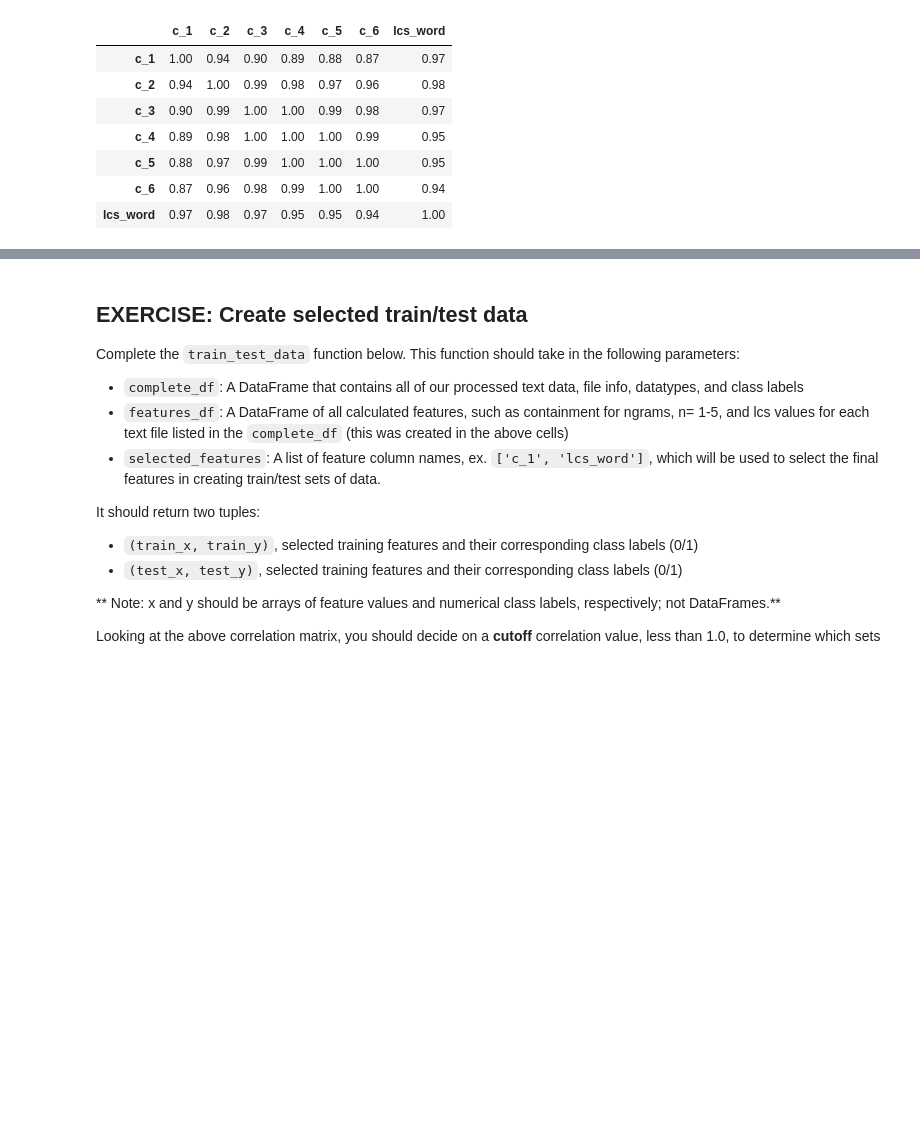
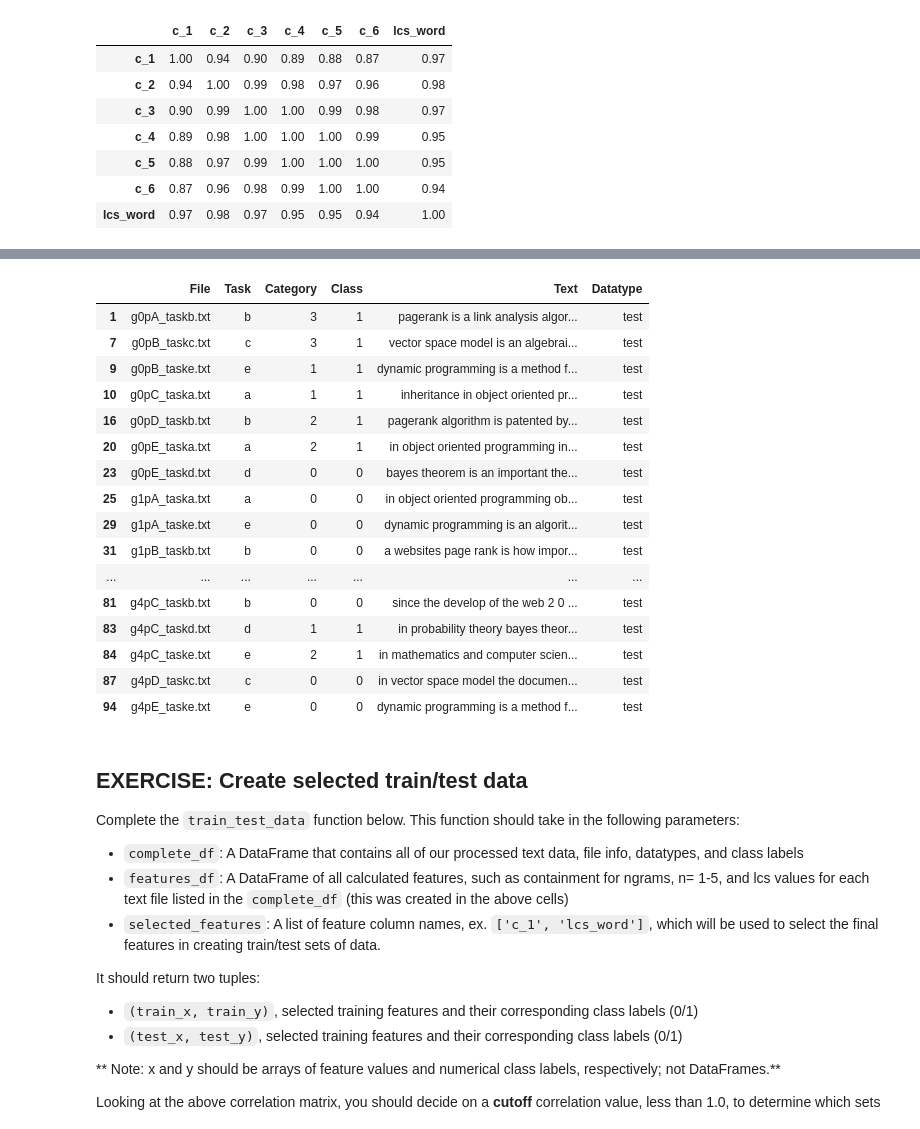
Before and after one commit to engrkassar/4.MLND, a Jupyter notebook: ML_SageMaker_Studies/Project_Plagiarism_Detection/2_Plagiarism_Feature_Engineering_Solution.ipynb, the cells around one changed output, grey strips where cells are left out. Drawn from its saved outputs; the diff is of its cells as text; code cells hidden in the pictures; blank space fills up the shorter version.

```diff
--- a/ML_SageMaker_Studies/Project_Plagiarism_Detection/2_Plagiarism_Feature_Engineering_Solution.ipynb
+++ b/ML_SageMaker_Studies/Project_Plagiarism_Detection/2_Plagiarism_Feature_Engineering_Solution.ipynb
@@ -839,3 +871,23 @@ display(corr_matrix)
+# %%
+complete_df[complete_df['Datatype']=='test']
+# %% [output]
+|  | File | Task | Category | Class | Text | Datatype |
+| 1 | g0pA_taskb.txt | b | 3 | 1 | pagerank is a link analysis algor... | test |
+| 7 | g0pB_taskc.txt | c | 3 | 1 | vector space model is an algebrai... | test |
+| 9 | g0pB_taske.txt | e | 1 | 1 | dynamic programming is a method f... | test |
+| 10 | g0pC_taska.txt | a | 1 | 1 | inheritance in object oriented pr... | test |
+| 16 | g0pD_taskb.txt | b | 2 | 1 | pagerank algorithm is patented by... | test |
+| 20 | g0pE_taska.txt | a | 2 | 1 | in object oriented programming in... | test |
+| 23 | g0pE_taskd.txt | d | 0 | 0 | bayes theorem is an important the... | test |
+| 25 | g1pA_taska.txt | a | 0 | 0 | in object oriented programming ob... | test |
+| 29 | g1pA_taske.txt | e | 0 | 0 | dynamic programming is an algorit... | test |
+| 31 | g1pB_taskb.txt | b | 0 | 0 | a websites page rank is how impor... | test |
+| ... | ... | ... | ... | ... | ... | ... |
+| 81 | g4pC_taskb.txt | b | 0 | 0 | since the develop of the web 2 0 ... | test |
+| 83 | g4pC_taskd.txt | d | 1 | 1 | in probability theory bayes theor... | test |
+| 84 | g4pC_taske.txt | e | 2 | 1 | in mathematics and computer scien... | test |
+| 87 | g4pD_taskc.txt | c | 0 | 0 | in vector space model the documen... | test |
+| 94 | g4pE_taske.txt | e | 0 | 0 | dynamic programming is a method f... | test |
 # %% [markdown]
 ## EXERCISE: Create selected train/test data
 
```
Also changed, not shown: parts of 10 cells of this notebook, 2 other files.
